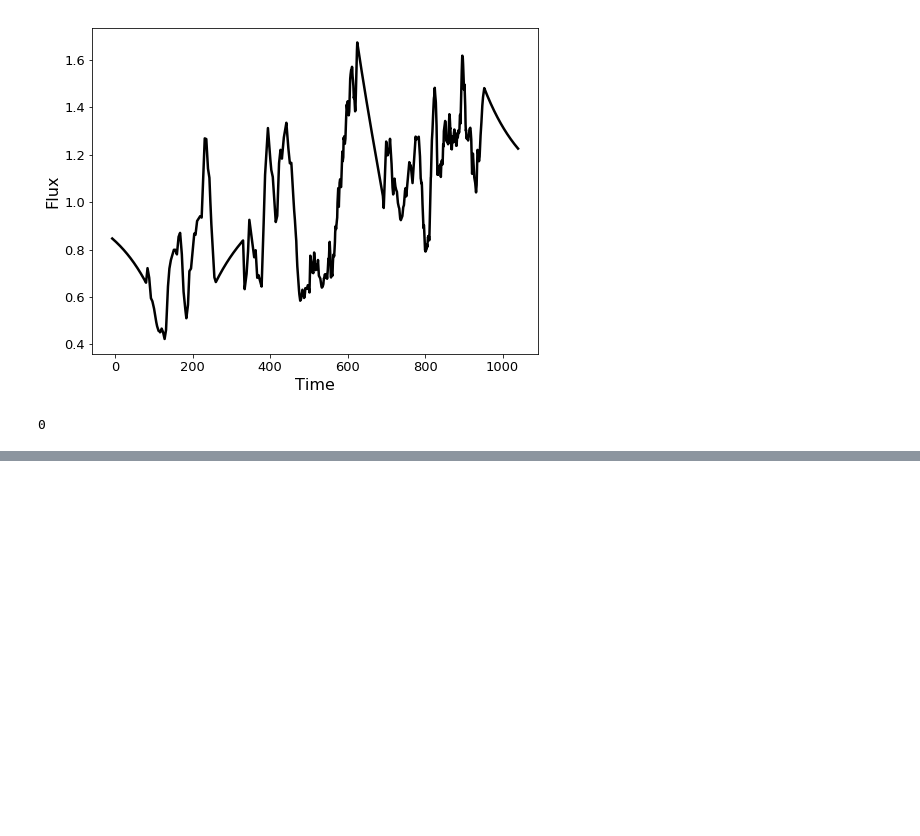
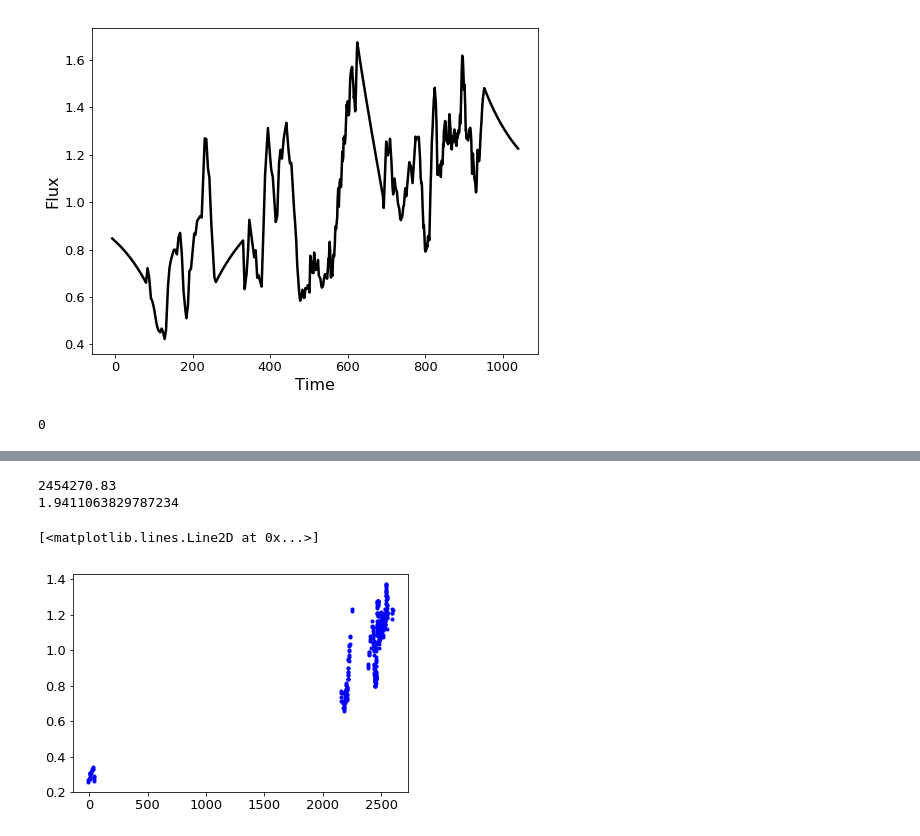
Before and after one commit to husnedereli/Reprocessing_disk, a Jupyter notebook: Compute_UVW2_LC_fitted_with_ADmodel.ipynb, the cells around one changed output, grey strips where cells are left out. Saved outputs shown, nothing was run; the diff lists cells and outputs as text; code cells hidden in the pictures; blank space fills up the shorter version.

```diff
--- a/Compute_UVW2_LC_fitted_with_ADmodel.ipynb
+++ b/Compute_UVW2_LC_fitted_with_ADmodel.ipynb
@@ -122,0 +133,28 @@ plt.plot(T, FLUX, 'k', linewidth=2.5)
+# %%
+time_obs = []
+flux_obs = []
+fluxerr_obs = []
+with open('Filter/U_timeflux.txt') as f:
+    for line in f:
+        data = line.split()
+        #print float(data[0])
+        time_obs.append(float(data[0]))
+        flux_obs.append(float(data[1]))
+time_obs = np.asarray(time_obs)
+flux_obs = np.asarray(flux_obs)
+fluxerr_obs = np.asarray(fluxerr)
+print time_obs[0]
+time_obs = time_obs-time_obs[0]
+time_obs = time_obs-8 #days
+#print time_obs
+mean_flux_obs = mean(flux_obs)
+print mean_flux_obs
+flux_obs = flux_obs / mean_flux_obs
+# %% [output]
+2454270.83
+1.9411063829787234
+# %%
+plt.plot(time_obs, flux_obs, 'b.', linewidth=2.5)
+# %% [output]
+[<matplotlib.lines.Line2D at 0x...>]
+[figure, added]
```
Also changed, not shown: parts of 4 cells of this notebook, 2 other files.
